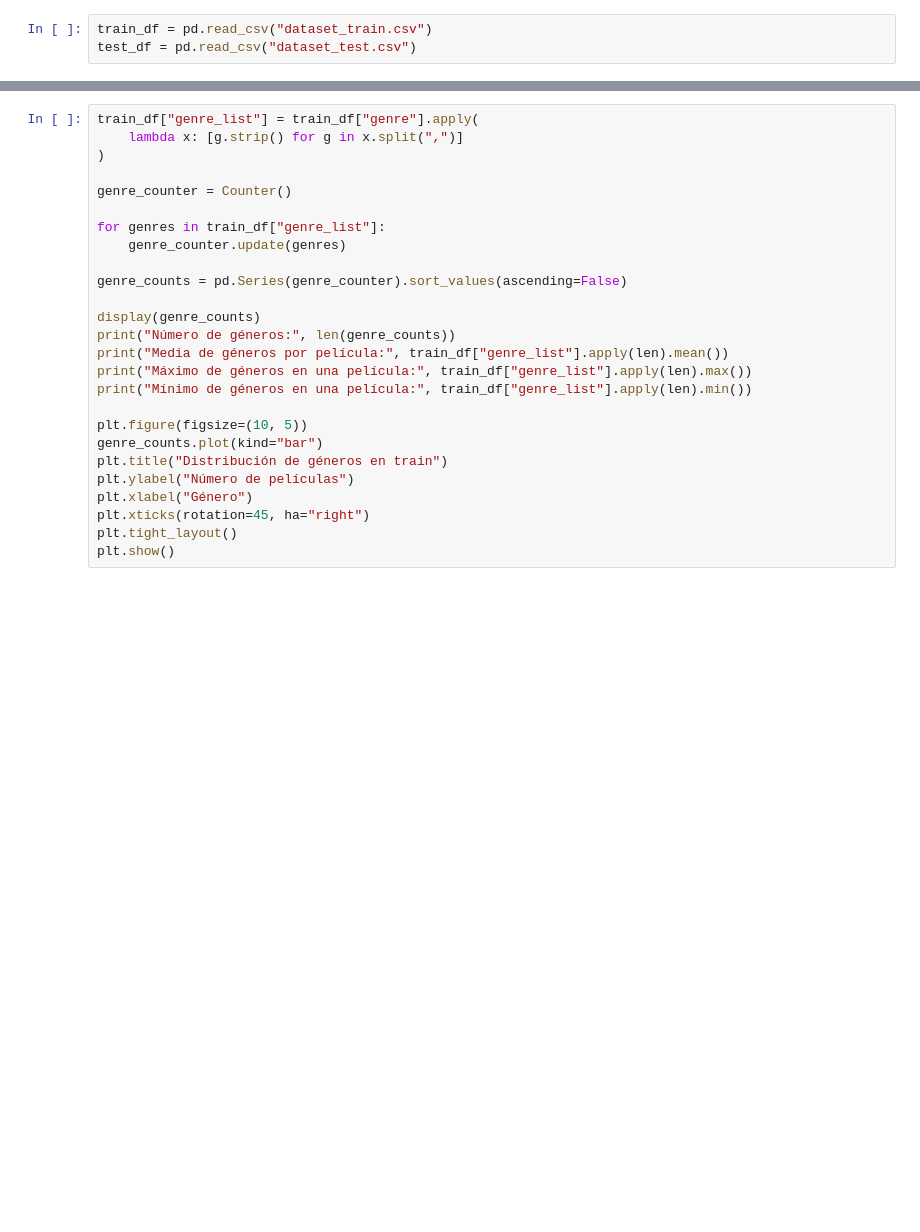
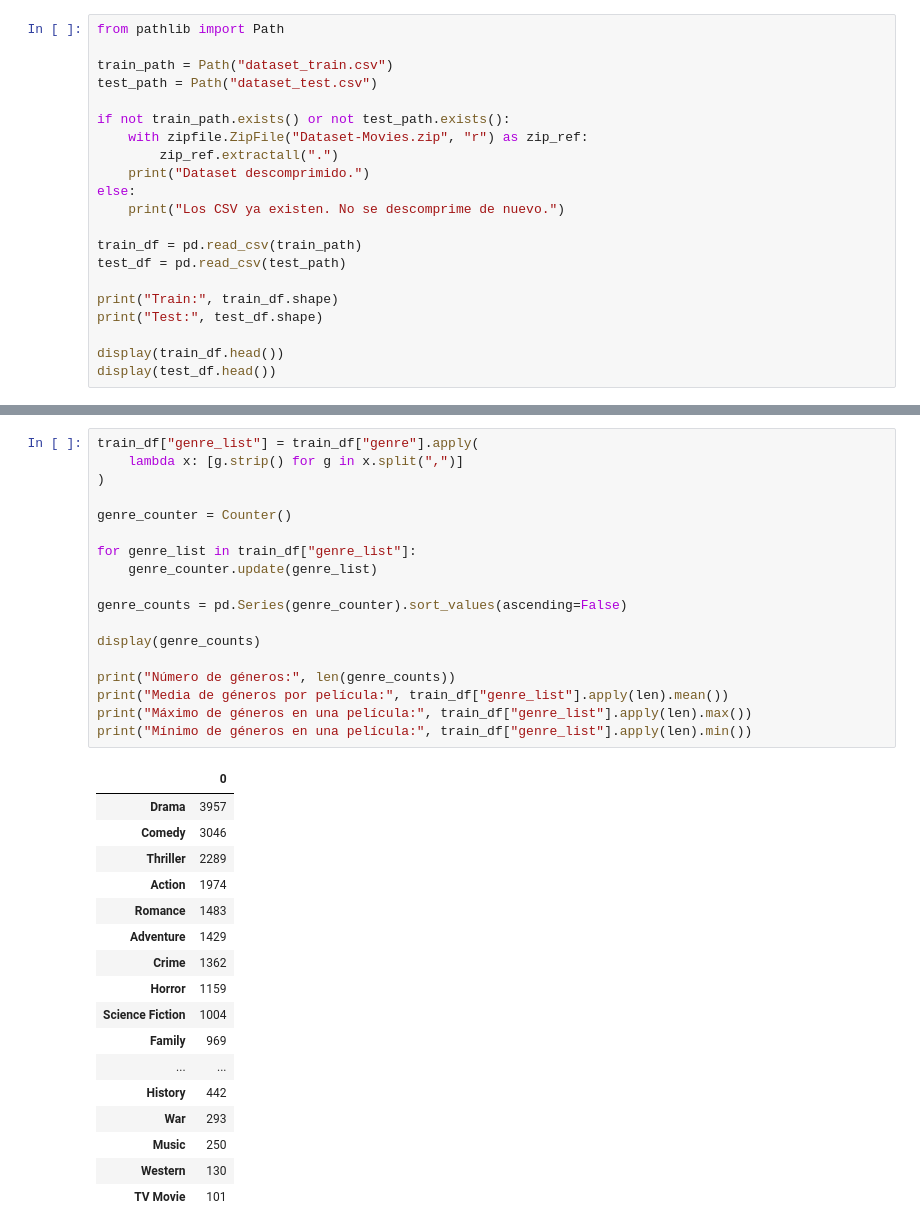
Before and after one commit to danilpzz/ILN-movie-genre-identification-task, a Jupyter notebook: ILN05_01_Modelos_Clasicos_TFIDF_LogReg.ipynb, the cells around one changed output, grey strips where cells are left out. Drawn from its saved outputs; the diff is of its cells as text; blank space fills up the shorter version.

```diff
--- a/ILN05_01_Modelos_Clasicos_TFIDF_LogReg.ipynb
+++ b/ILN05_01_Modelos_Clasicos_TFIDF_LogReg.ipynb
@@ -39,4 +36,22 @@ with zipfile.ZipFile("Dataset-Movies.zip", "r") as zip_ref:
 # %%
-train_df = pd.read_csv("dataset_train.csv")
-test_df = pd.read_csv("dataset_test.csv")
+from pathlib import Path
+
+train_path = Path("dataset_train.csv")
+test_path = Path("dataset_test.csv")
+
+if not train_path.exists() or not test_path.exists():
+    with zipfile.ZipFile("Dataset-Movies.zip", "r") as zip_ref:
+        zip_ref.extractall(".")
+    print("Dataset descomprimido.")
+else:
+    print("Los CSV ya existen. No se descomprime de nuevo.")
+
+train_df = pd.read_csv(train_path)
+test_df = pd.read_csv(test_path)
+
+print("Train:", train_df.shape)
+print("Test:", test_df.shape)
+
+display(train_df.head())
+display(test_df.head())
 # %% [output]
@@ -73,27 +97,36 @@ dtype: int64
 # %%
 train_df["genre_list"] = train_df["genre"].apply(
     lambda x: [g.strip() for g in x.split(",")]
 )
 
 genre_counter = Counter()
 
-for genres in train_df["genre_list"]:
-    genre_counter.update(genres)
+for genre_list in train_df["genre_list"]:
+    genre_counter.update(genre_list)
 
 genre_counts = pd.Series(genre_counter).sort_values(ascending=False)
 
 display(genre_counts)
+
 print("Número de géneros:", len(genre_counts))
 print("Media de géneros por película:", train_df["genre_list"].apply(len).mean())
 print("Máximo de géneros en una película:", train_df["genre_list"].apply(len).max())
 print("Mínimo de géneros en una película:", train_df["genre_list"].apply(len).min())
-
-plt.figure(figsize=(10, 5))
-genre_counts.plot(kind="bar")
-plt.title("Distribución de géneros en train")
-plt.ylabel("Número de películas")
-plt.xlabel("Género")
-plt.xticks(rotation=45, ha="right")
-plt.tight_layout()
-plt.show()
 # %% [output]
+|  | 0 |
+| Drama | 3957 |
+| Comedy | 3046 |
+| Thriller | 2289 |
+| Action | 1974 |
+| Romance | 1483 |
+| Adventure | 1429 |
+| Crime | 1362 |
+| Horror | 1159 |
+| Science Fiction | 1004 |
+| Family | 969 |
+| ... | ... |
+| History | 442 |
+| War | 293 |
+| Music | 250 |
+| Western | 130 |
+| TV Movie | 101 |
```
Also changed, not shown: parts of 45 cells of this notebook.
